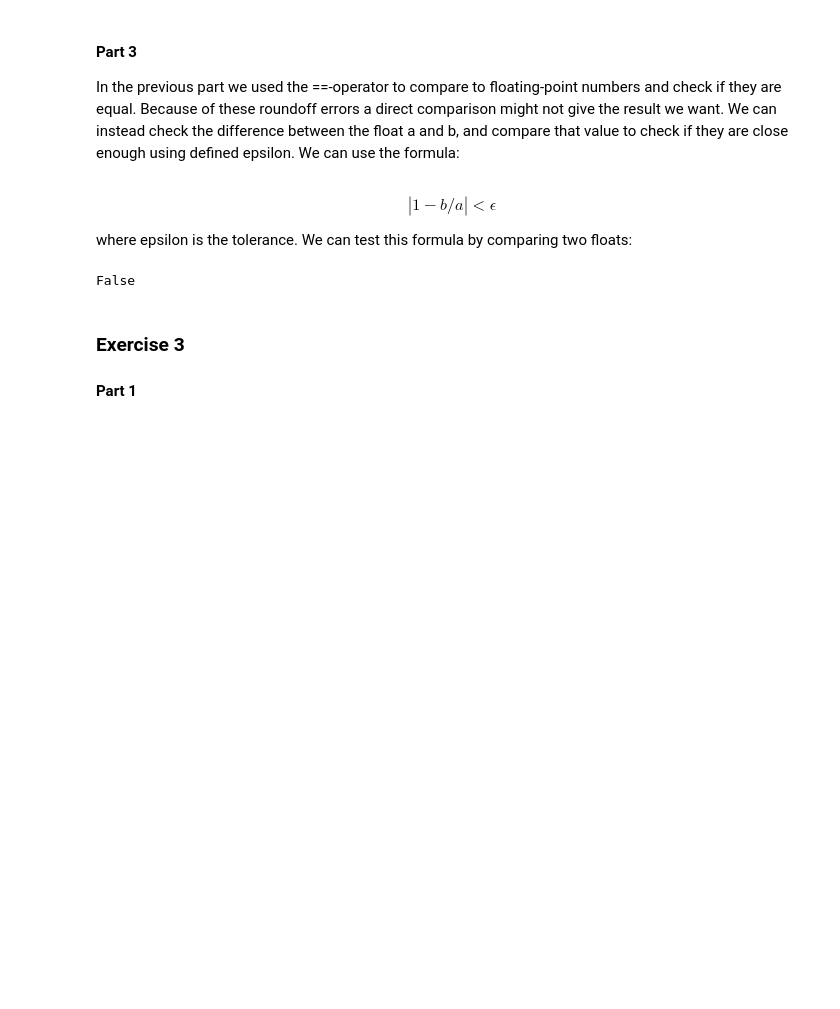
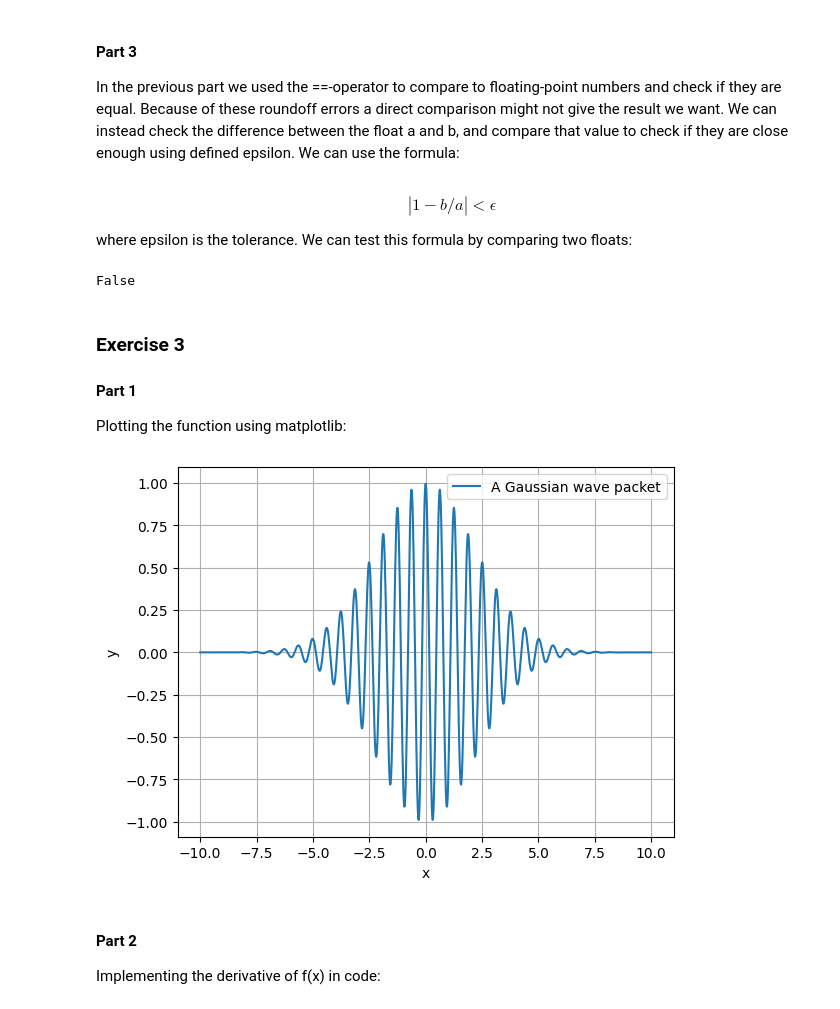
Before and after one commit to hoyes127/MOD300_Project_1, a Jupyter notebook: project1.ipynb, the cells around one changed output. Cells and saved outputs as stored; diff of their text form; code cells hidden in the pictures; blank space fills up the shorter version.

```diff
--- a/project1.ipynb
+++ b/project1.ipynb
@@ -117,3 +117,25 @@ False
 ### Exercise 3
 
 #### Part 1
+
+Plotting the function using matplotlib:
+# %%
+import matplotlib.pyplot as plt
+def f(x, a=0.1, b=10):
+    return np.cos(b*x)*np.exp(-a*x*x)
+
+x = np.linspace(-10, 10, 1000)
+y = f(x)
+
+plt.plot(x,y, label="A Gaussian wave packet")
+plt.xlabel("x")
+plt.ylabel("y")
+plt.grid(True)
+plt.legend()
+plt.show()
+# %% [output]
+[figure, added]
+# %% [markdown]
+#### Part 2
+
+Implementing the derivative of f(x) in code:
```
Also changed, not shown: parts of 3 cells of this notebook.
